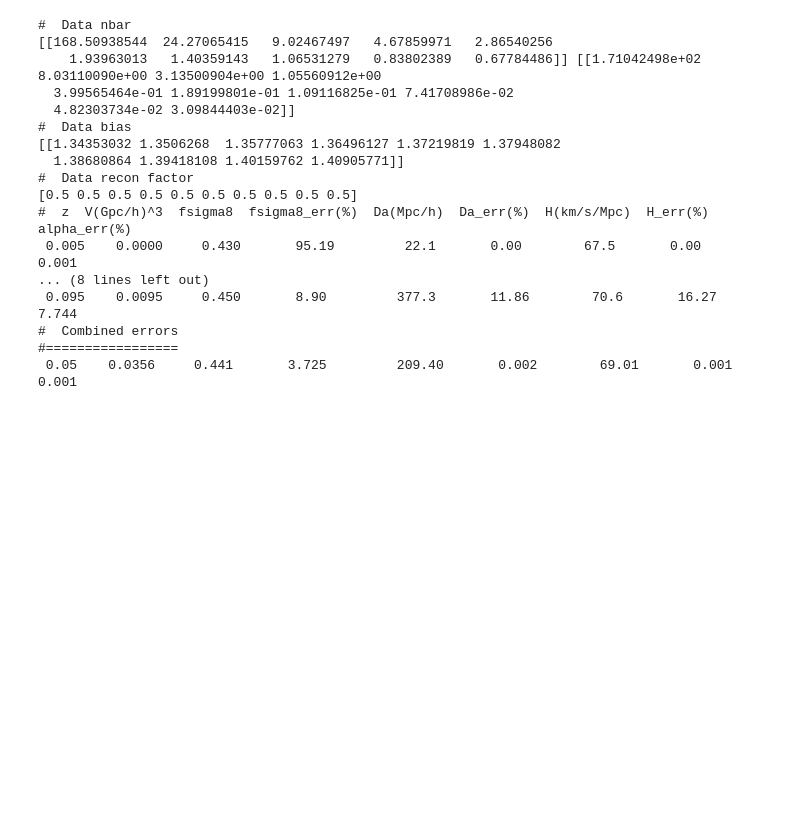
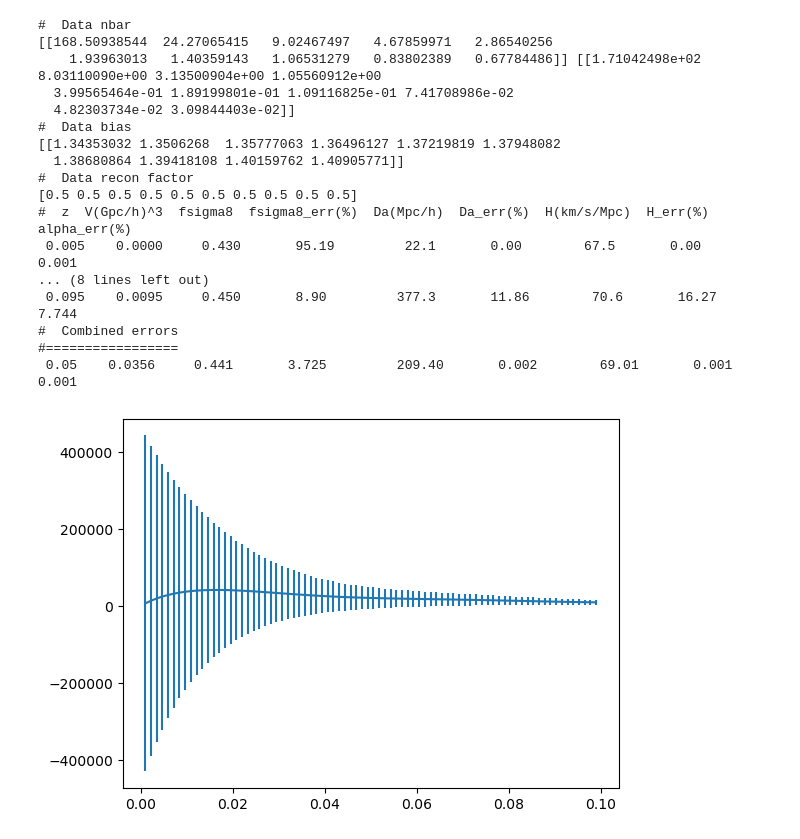
Before and after one commit to eh13913/Capstone-Project, a Jupyter notebook: Notebooks/Test2.ipynb, the cells around one changed output. Saved outputs shown, nothing was run; the diff lists cells and outputs as text; code cells hidden in the pictures; blank space fills up the shorter version.

```diff
--- a/Notebooks/Test2.ipynb
+++ b/Notebooks/Test2.ipynb
@@ -416,15 +416,9 @@ for i, kval in enumerate(kvec):
         bder[:,i,j],fder[:,i,j],aperder[:,i,j],aparder[:,i,j]=info[:,0],info[:,1],info[:,2],info[:,3]
 # %%
 import matplotlib.pyplot as plt
-k=60
-plt.plot(kvec,bder[1,:,k]/pgu[:,k],label='b$\sigma_8$')
-plt.plot(kvec,fder[1,:,k]/pgu[:,k],label='f$\sigma_8$')
-plt.plot(kvec,aperder[1,:,k]/pgu[:,k],label='$\\alpha_{\perp}$')
-plt.plot(kvec,aparder[1,:,k]/pgu[:,k],label='$\\alpha_{\parallel}$')
-plt.ylabel('$\\frac{1}{P_{gu}}$  $\\frac{dP_{gu}}{d\\theta_i}$')
-plt.xlabel('k (h Mpc$^{-1}$)')
-plt.title('Derivatives of $P_{{gu}}$ at $\mu$={:.2f}'.format(muvec[k]))
-plt.legend()
-path = '../Figures/DerivativesExample.png'
-plt.savefig(path, dpi=300)
-plt.close()
+p=3
+factor=(2*np.pi**2)/(vol*kvec**2*dk)
+plt.errorbar(kvec[::5],(pgg[:,p])[::5],yerr=(np.sqrt(cov[0,0,:,p]))[::5])
+plt.show()
+# %% [output]
+[figure, added]
```
Also changed, not shown: parts of 4 cells of this notebook.
